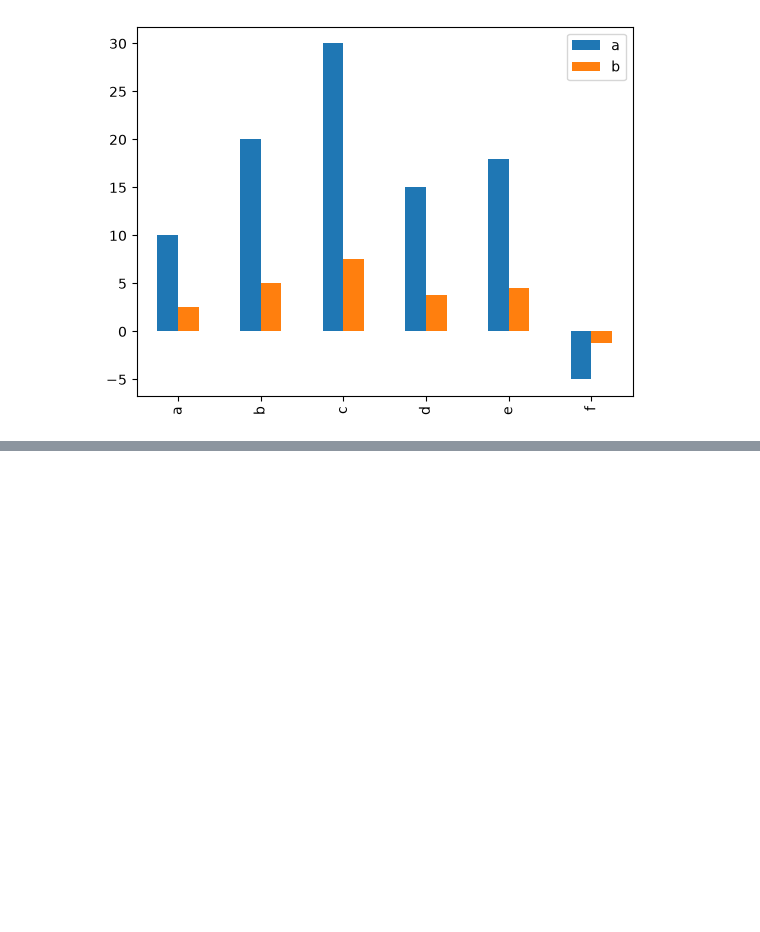
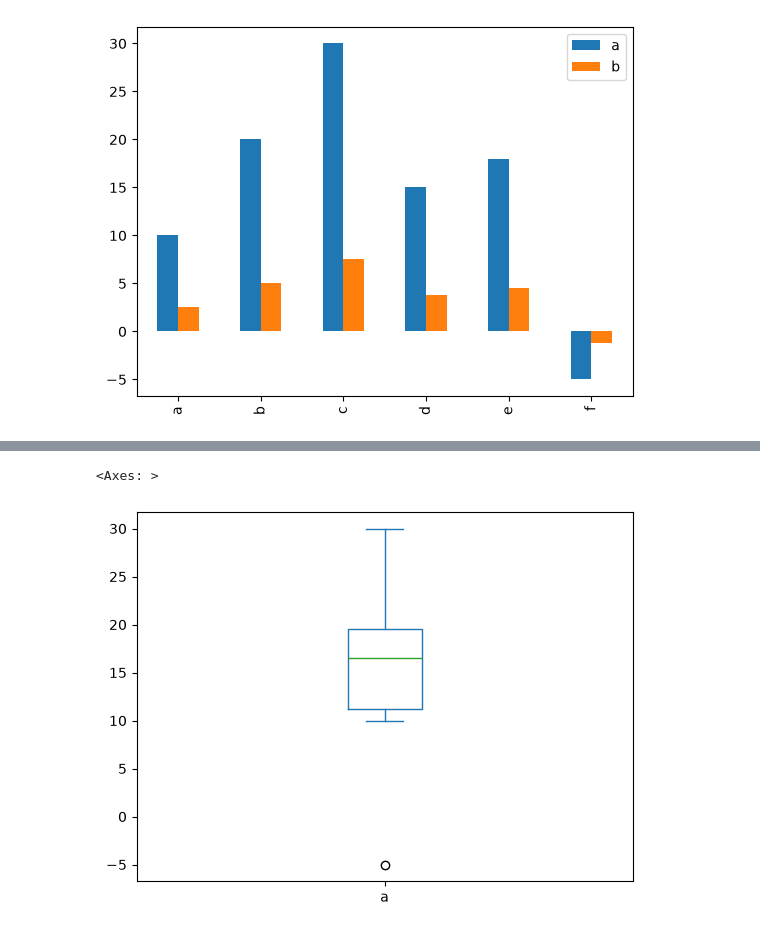
Before and after one commit to reuven/BDTMSD-Python-2026-07, a Jupyter notebook: BDTMSD-Python-2026-10-09.ipynb, the cells around one changed output, grey strips where cells are left out. Saved outputs shown, nothing was run; the diff lists cells and outputs as text; code cells hidden in the pictures; blank space fills up the shorter version.

```diff
--- a/BDTMSD-Python-2026-10-09.ipynb
+++ b/BDTMSD-Python-2026-10-09.ipynb
@@ -454,0 +460,8 @@ df.plot.bar()
+# %%
+# boxplots are very useful in statistics, and unknown outside of that domain
+# visual version of "describe"
+
+df['a'].plot.box()
+# %% [output]
+<Axes: >
+[figure, added]
```
Also changed, not shown: parts of 2 cells of this notebook.
